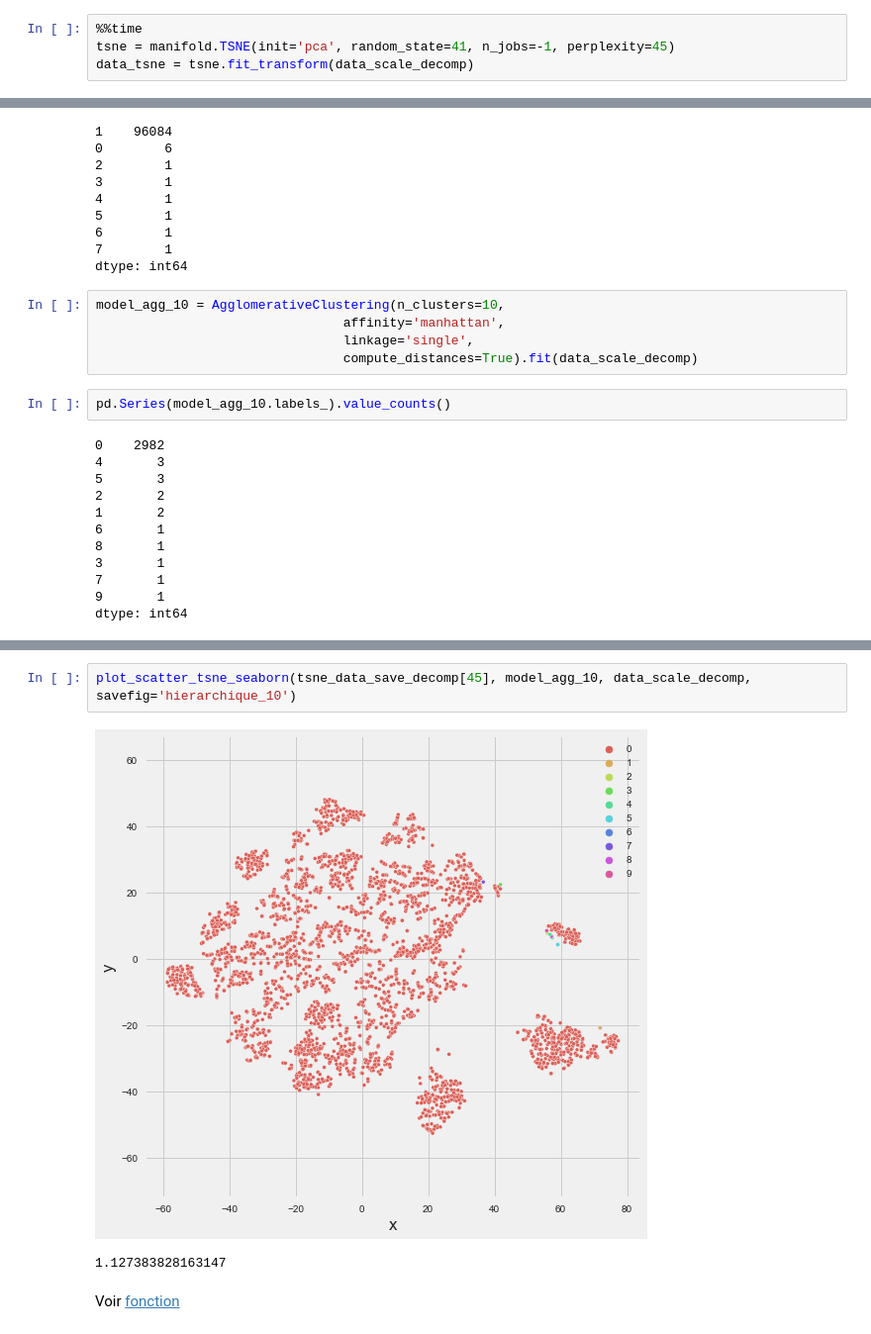
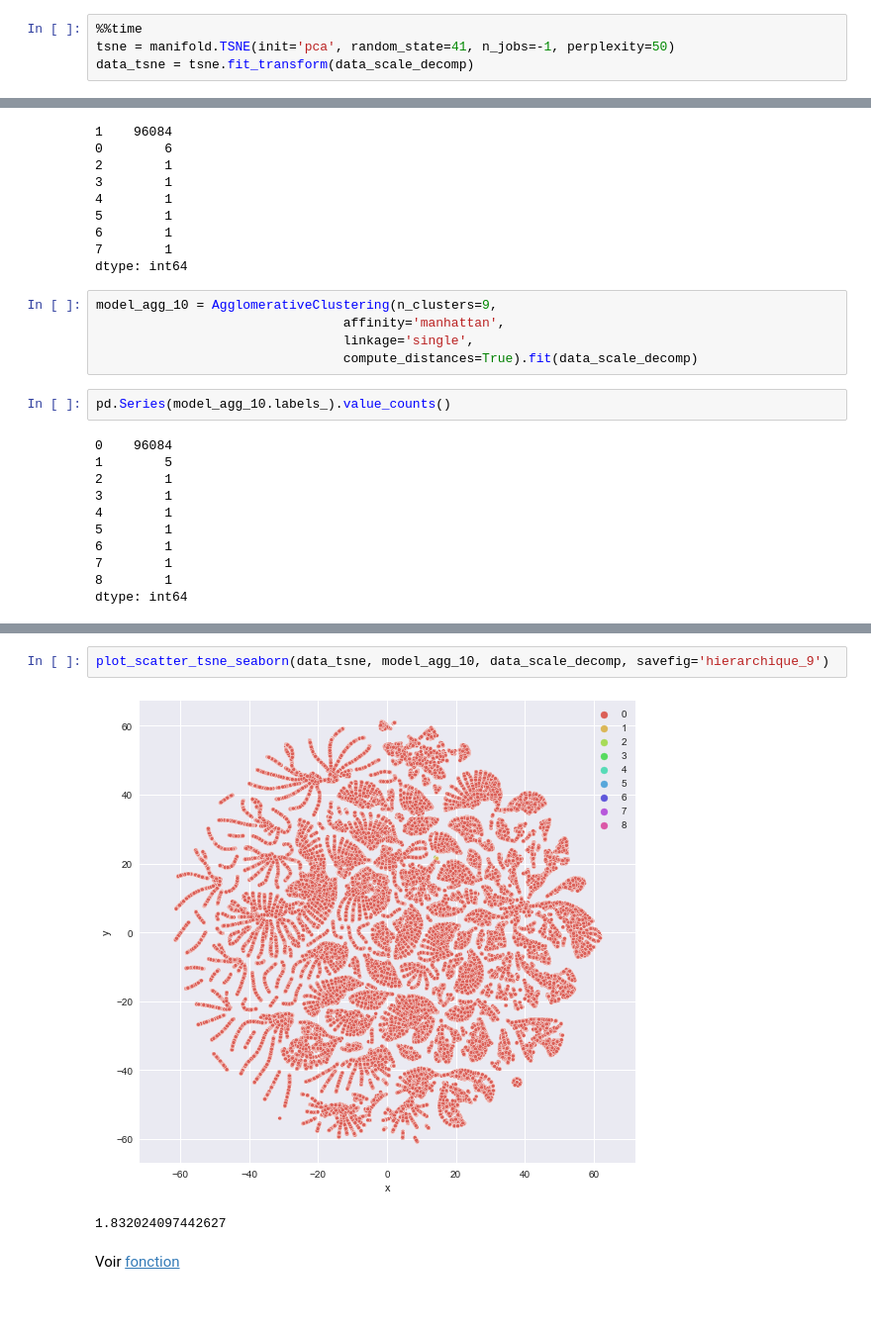
Before and after one commit to khub41/OC_P05, a Jupyter notebook: modelisation.ipynb, the cells around one changed output, grey strips where cells are left out. Shown at 99% size. Cells and saved outputs as stored; diff of their text form; blank space fills up the shorter version.

```diff
--- a/modelisation.ipynb
+++ b/modelisation.ipynb
@@ -380,6 +381,6 @@ Données non standardisées
 Données Standardisées
 # %%
 %%time
-tsne = manifold.TSNE(init='pca', random_state=41, n_jobs=-1, perplexity=45)
+tsne = manifold.TSNE(init='pca', random_state=41, n_jobs=-1, perplexity=50)
 data_tsne = tsne.fit_transform(data_scale_decomp)
 # %% [output]
@@ -700,31 +696,30 @@ pd.Series(model.labels_).value_counts()
 7        1
 dtype: int64
 # %%
-model_agg_10 = AgglomerativeClustering(n_clusters=10,
+model_agg_10 = AgglomerativeClustering(n_clusters=9,
                                 affinity='manhattan',
                                 linkage='single',
                                 compute_distances=True).fit(data_scale_decomp)
 # %%
 pd.Series(model_agg_10.labels_).value_counts()
 # %% [output]
-0    2982
-4       3
-5       3
-2       2
-1       2
-6       1
-8       1
-3       1
-7       1
-9       1
+0    96084
+1        5
+2        1
+3        1
+4        1
+5        1
+6        1
+7        1
+8        1
 dtype: int64
 # %% [markdown]
 <a id='plot_scatter_tsne_back'></a>
 # %%
-plot_scatter_tsne_seaborn(tsne_data_save_decomp[45], model_agg_10, data_scale_decomp, savefig='hierarchique_10')
+plot_scatter_tsne_seaborn(data_tsne, model_agg_10, data_scale_decomp, savefig='hierarchique_9')
 # %% [output]
-[figure, old version]
+[figure, new version]
-1.127383828163147
+1.832024097442627
 # %% [markdown]
 Voir [fonction](#plot_scatter_tsne)
 # %%
```
Also changed, not shown: parts of 48 cells of this notebook, 1 other file.
